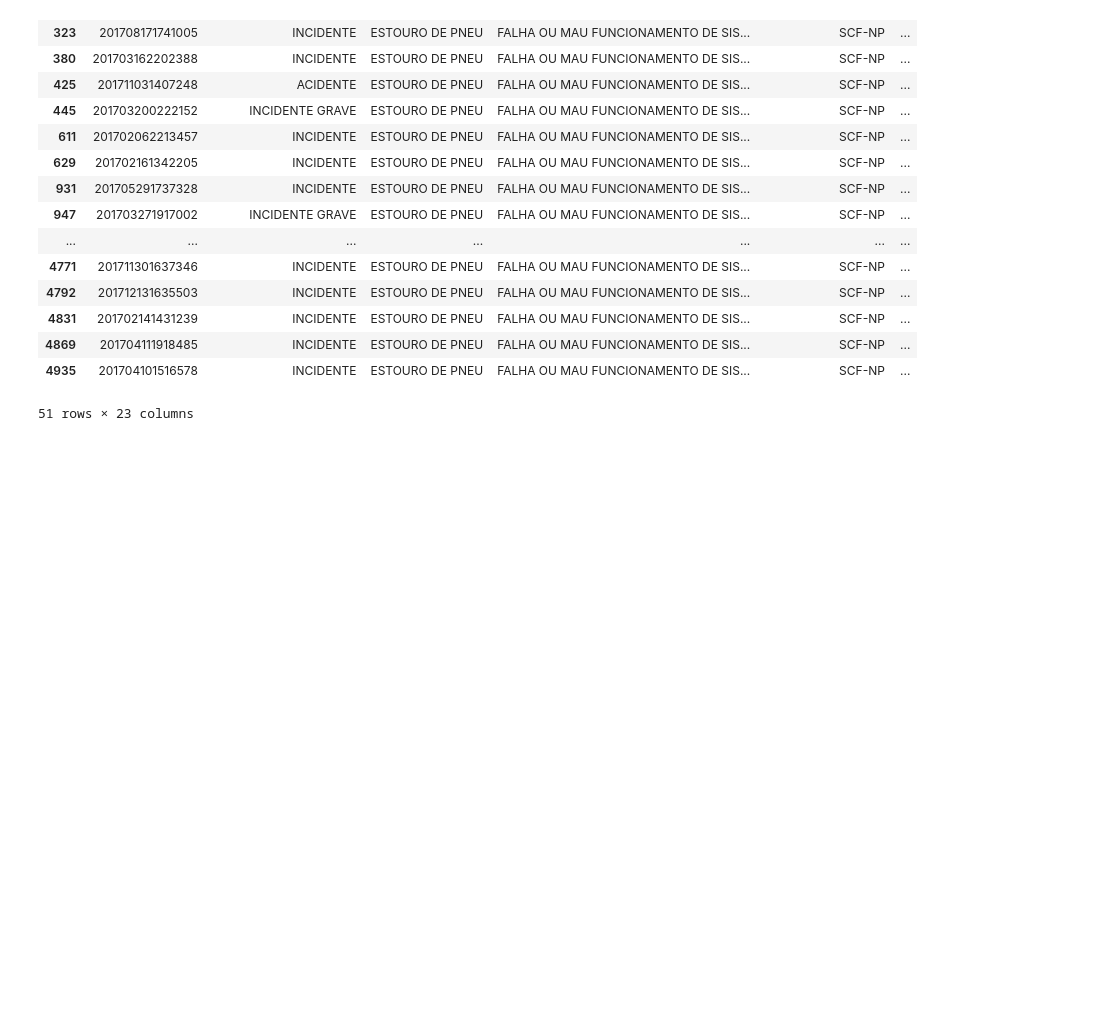
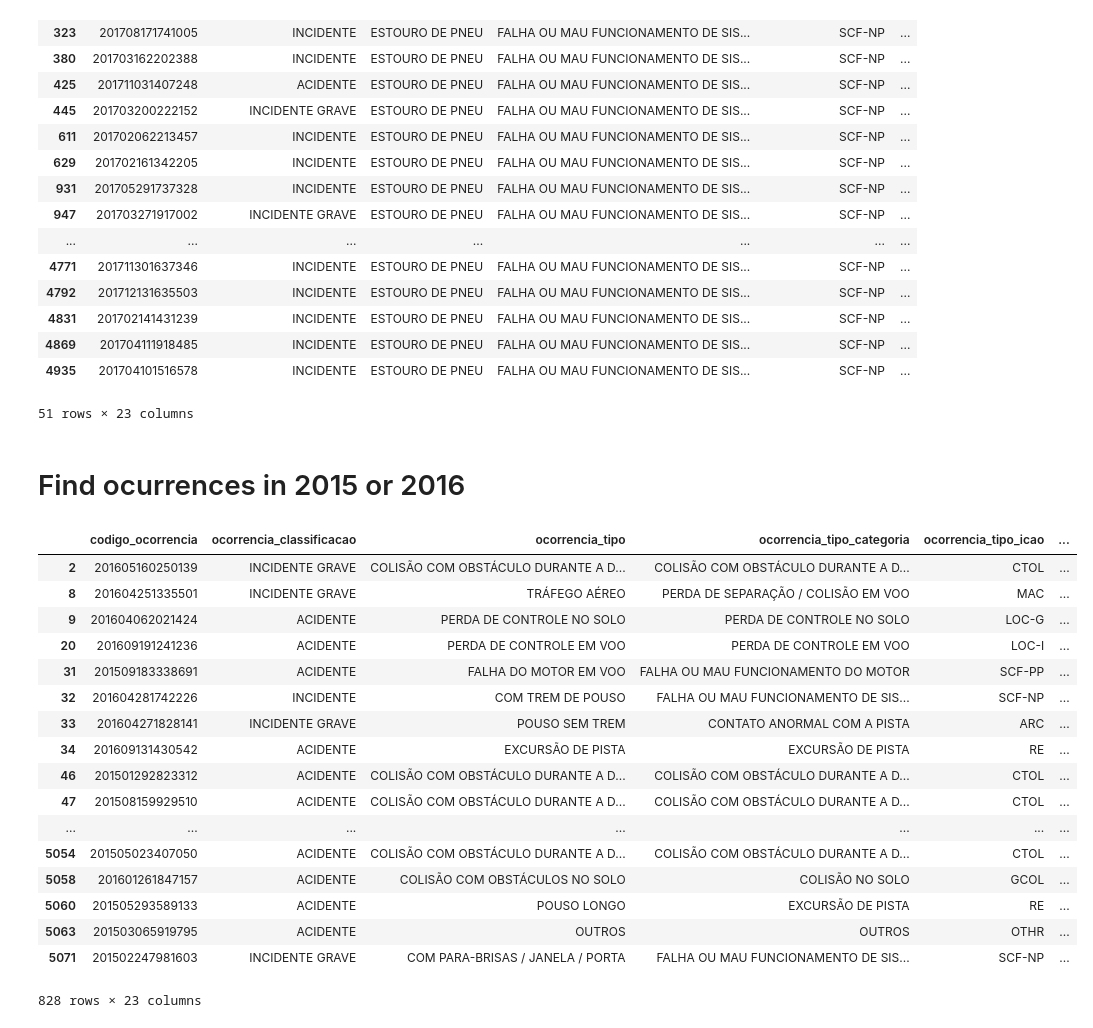
Before and after one commit to Guilehm/notebooks, a Jupyter notebook: airplanes_occurrences.ipynb, the cells around one changed output. Saved outputs shown, nothing was run; the diff lists cells and outputs as text; code cells hidden in the pictures; blank space fills up the shorter version.

Commit message:
Find ocurrences in 2015 or 2016

```diff
--- a/airplanes_occurrences.ipynb
+++ b/airplanes_occurrences.ipynb
@@ -148,3 +148,26 @@ df[(df.ocorrencia_tipo == 'ESTOURO DE PNEU') & (df.ano_ocorrencia == 2017)]
 | 4869 | 201704111918485 | INCIDENTE | ESTOURO DE PNEU | FALHA OU MAU FUNCIONAMENTO DE SIS... | SCF-NP | ... |
 | 4935 | 201704101516578 | INCIDENTE | ESTOURO DE PNEU | FALHA OU MAU FUNCIONAMENTO DE SIS... | SCF-NP | ... |
 51 rows × 23 columns
+# %% [markdown]
+# Find ocurrences in 2015 or 2016
+# %%
+df[(df.ano_ocorrencia == 2015) | (df.ano_ocorrencia == 2016)]
+# %% [output]
+|  | codigo_ocorrencia | ocorrencia_classificacao | ocorrencia_tipo | ocorrencia_tipo_categoria | ocorrencia_tipo_icao | ... |
+| 2 | 201605160250139 | INCIDENTE GRAVE | COLISÃO COM OBSTÁCULO DURANTE A D... | COLISÃO COM OBSTÁCULO DURANTE A D... | CTOL | ... |
+| 8 | 201604251335501 | INCIDENTE GRAVE | TRÁFEGO AÉREO | PERDA DE SEPARAÇÃO / COLISÃO EM VOO | MAC | ... |
+| 9 | 201604062021424 | ACIDENTE | PERDA DE CONTROLE NO SOLO | PERDA DE CONTROLE NO SOLO | LOC-G | ... |
+| 20 | 201609191241236 | ACIDENTE | PERDA DE CONTROLE EM VOO | PERDA DE CONTROLE EM VOO | LOC-I | ... |
+| 31 | 201509183338691 | ACIDENTE | FALHA DO MOTOR EM VOO | FALHA OU MAU FUNCIONAMENTO DO MOTOR | SCF-PP | ... |
+| 32 | 201604281742226 | INCIDENTE | COM TREM DE POUSO | FALHA OU MAU FUNCIONAMENTO DE SIS... | SCF-NP | ... |
+| 33 | 201604271828141 | INCIDENTE GRAVE | POUSO SEM TREM | CONTATO ANORMAL COM A PISTA | ARC | ... |
+| 34 | 201609131430542 | ACIDENTE | EXCURSÃO DE PISTA | EXCURSÃO DE PISTA | RE | ... |
+| 46 | 201501292823312 | ACIDENTE | COLISÃO COM OBSTÁCULO DURANTE A D... | COLISÃO COM OBSTÁCULO DURANTE A D... | CTOL | ... |
+| 47 | 201508159929510 | ACIDENTE | COLISÃO COM OBSTÁCULO DURANTE A D... | COLISÃO COM OBSTÁCULO DURANTE A D... | CTOL | ... |
+| ... | ... | ... | ... | ... | ... | ... |
+| 5054 | 201505023407050 | ACIDENTE | COLISÃO COM OBSTÁCULO DURANTE A D... | COLISÃO COM OBSTÁCULO DURANTE A D... | CTOL | ... |
+| 5058 | 201601261847157 | ACIDENTE | COLISÃO COM OBSTÁCULOS NO SOLO | COLISÃO NO SOLO | GCOL | ... |
+| 5060 | 201505293589133 | ACIDENTE | POUSO LONGO | EXCURSÃO DE PISTA | RE | ... |
+| 5063 | 201503065919795 | ACIDENTE | OUTROS | OUTROS | OTHR | ... |
+| 5071 | 201502247981603 | INCIDENTE GRAVE | COM PARA-BRISAS / JANELA / PORTA | FALHA OU MAU FUNCIONAMENTO DE SIS... | SCF-NP | ... |
+828 rows × 23 columns
```
